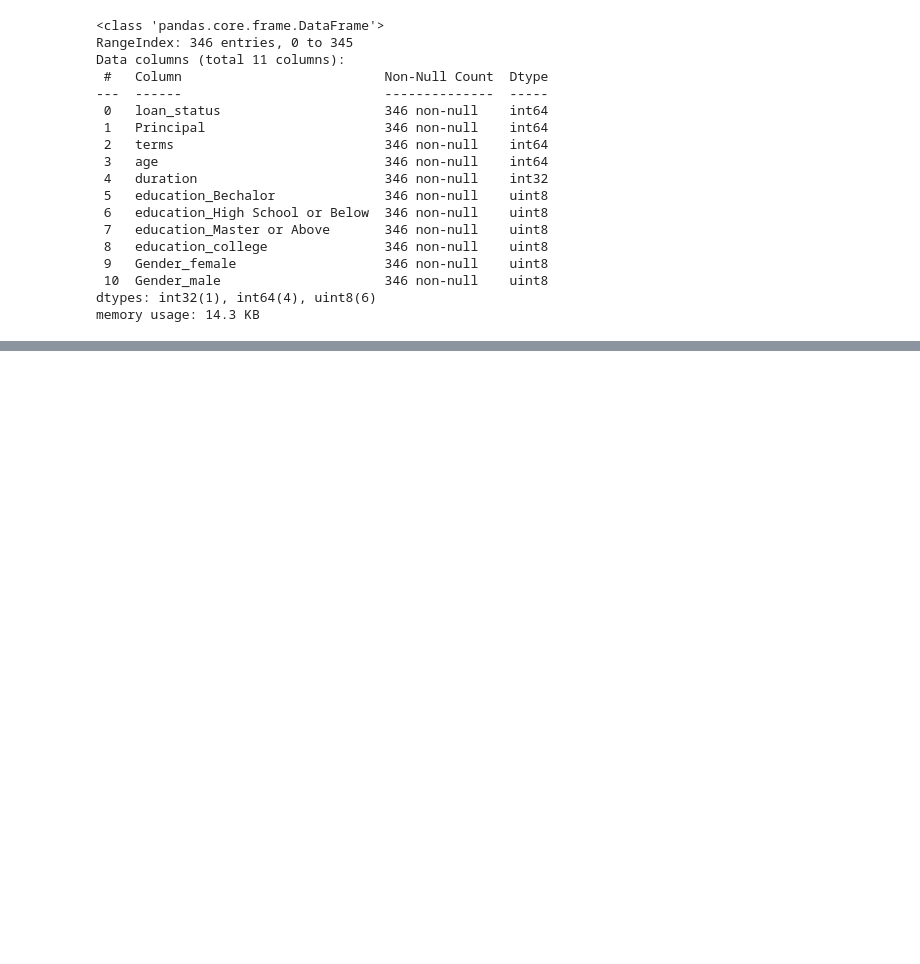
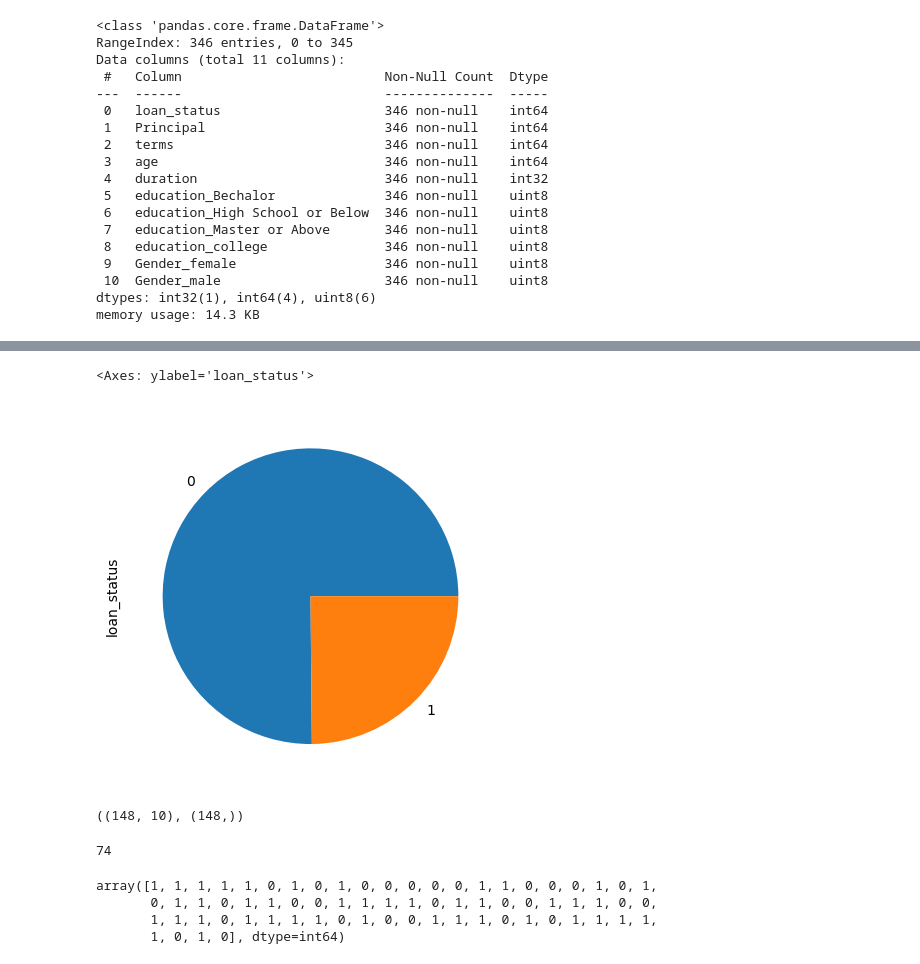
Before and after one commit to ltqnkhtn12/midExam_XDA, a Jupyter notebook: mid_exam.ipynb, the cells around one changed output, grey strips where cells are left out. Saved outputs shown, nothing was run; the diff lists cells and outputs as text; code cells hidden in the pictures; blank space fills up the shorter version.

```diff
--- a/mid_exam.ipynb
+++ b/mid_exam.ipynb
@@ -994,0 +1047,5 @@ memory usage: 14.3 KB
+# %%
+df['loan_status'].value_counts().plot.pie()
+# %% [output]
+<Axes: ylabel='loan_status'>
+[figure, added]
@@ -994,0 +1057,23 @@ memory usage: 14.3 KB
+# %%
+X_train_miss.shape, y_train_miss.shape
+# %% [output]
+((148, 10), (148,))
+# %%
+np.count_nonzero(y_train_miss == 0)
+# %% [output]
+74
+# %%
+# chạy lại mô hình
+
+X_train = X_train_miss
+y_train = y_train_miss
+
+model = LogisticRegression()
+model.fit(X_train, y_train)
+y_pred = model.predict(X_test)
+y_pred
+# %% [output]
+array([1, 1, 1, 1, 1, 0, 1, 0, 1, 0, 0, 0, 0, 0, 1, 1, 0, 0, 0, 1, 0, 1,
+       0, 1, 1, 0, 1, 1, 0, 0, 1, 1, 1, 1, 0, 1, 1, 0, 0, 1, 1, 1, 0, 0,
+       1, 1, 1, 0, 1, 1, 1, 1, 0, 1, 0, 0, 1, 1, 1, 0, 1, 0, 1, 1, 1, 1,
+       1, 0, 1, 0], dtype=int64)
```
Also changed, not shown: parts of 21 cells of this notebook.
